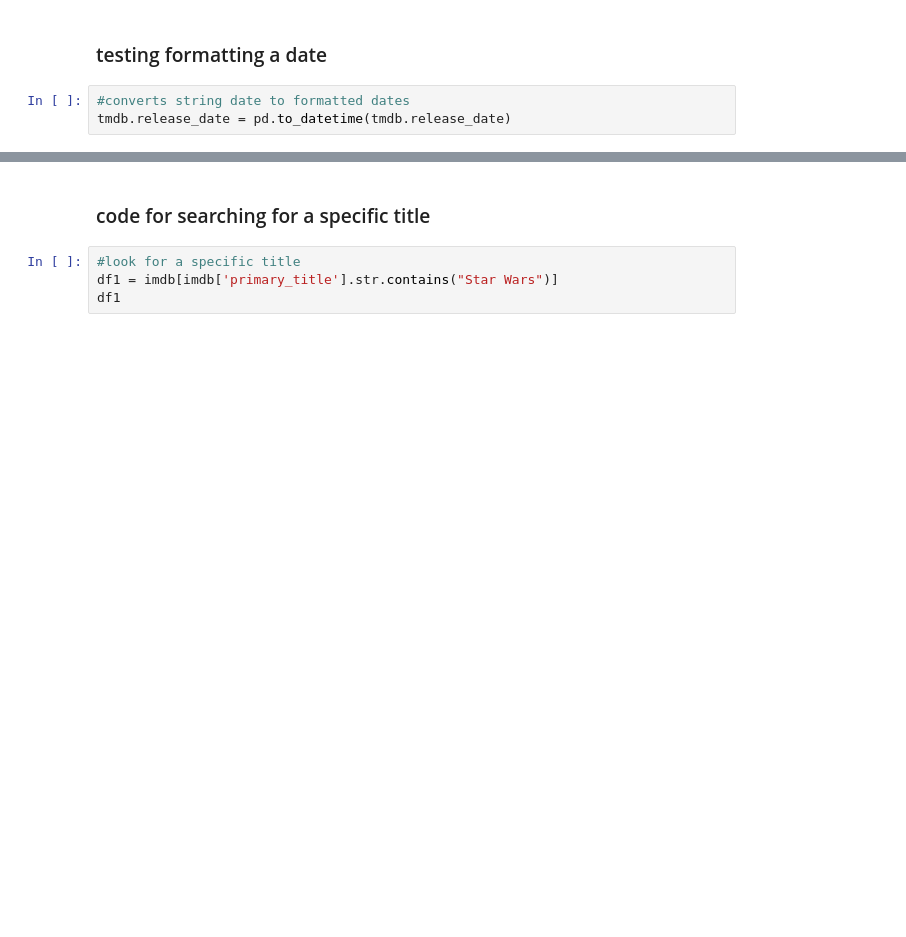
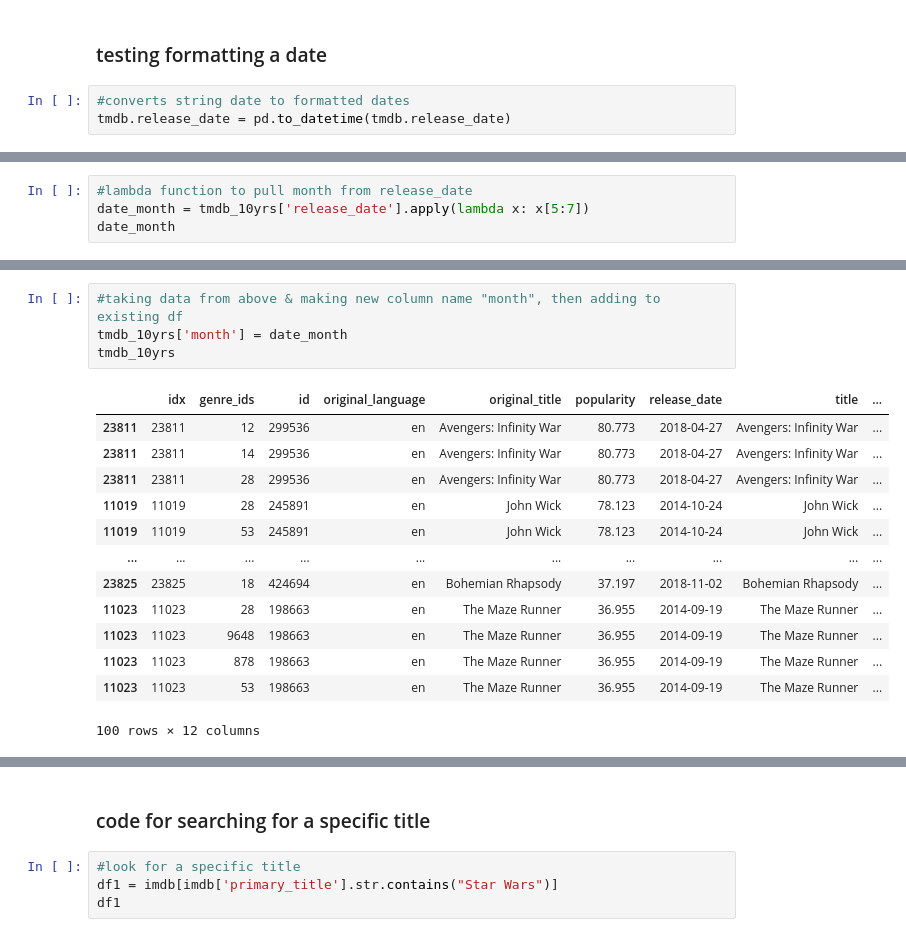
Before and after one commit to john-c-simmons/microsoft_film_reccomendation, a Jupyter notebook: Movie_analysis_screening.ipynb, the cells around one changed output, grey strips where cells are left out. Drawn from its saved outputs; the diff is of its cells as text; blank space fills up the shorter version.

```diff
--- a/Movie_analysis_screening.ipynb
+++ b/Movie_analysis_screening.ipynb
@@ -141,0 +299,4 @@ Name: genres, dtype: object
+# %%
+#lambda function to pull month from release_date
+date_month = tmdb_10yrs['release_date'].apply(lambda x: x[5:7])
+date_month
@@ -141,0 +316,18 @@ Name: genres, dtype: object
+# %%
+#taking data from above & making new column name "month", then adding to existing df
+tmdb_10yrs['month'] = date_month
+tmdb_10yrs
+# %% [output]
+|  | idx | genre_ids | id | original_language | original_title | popularity | release_date | title | ... |
+| 23811 | 23811 | 12 | 299536 | en | Avengers: Infinity War | 80.773 | 2018-04-27 | Avengers: Infinity War | ... |
+| 23811 | 23811 | 14 | 299536 | en | Avengers: Infinity War | 80.773 | 2018-04-27 | Avengers: Infinity War | ... |
+| 23811 | 23811 | 28 | 299536 | en | Avengers: Infinity War | 80.773 | 2018-04-27 | Avengers: Infinity War | ... |
+| 11019 | 11019 | 28 | 245891 | en | John Wick | 78.123 | 2014-10-24 | John Wick | ... |
+| 11019 | 11019 | 53 | 245891 | en | John Wick | 78.123 | 2014-10-24 | John Wick | ... |
+| ... | ... | ... | ... | ... | ... | ... | ... | ... | ... |
+| 23825 | 23825 | 18 | 424694 | en | Bohemian Rhapsody | 37.197 | 2018-11-02 | Bohemian Rhapsody | ... |
+| 11023 | 11023 | 28 | 198663 | en | The Maze Runner | 36.955 | 2014-09-19 | The Maze Runner | ... |
+| 11023 | 11023 | 9648 | 198663 | en | The Maze Runner | 36.955 | 2014-09-19 | The Maze Runner | ... |
+| 11023 | 11023 | 878 | 198663 | en | The Maze Runner | 36.955 | 2014-09-19 | The Maze Runner | ... |
+| 11023 | 11023 | 53 | 198663 | en | The Maze Runner | 36.955 | 2014-09-19 | The Maze Runner | ... |
+100 rows × 12 columns
```
Also changed, not shown: parts of 27 cells of this notebook.
